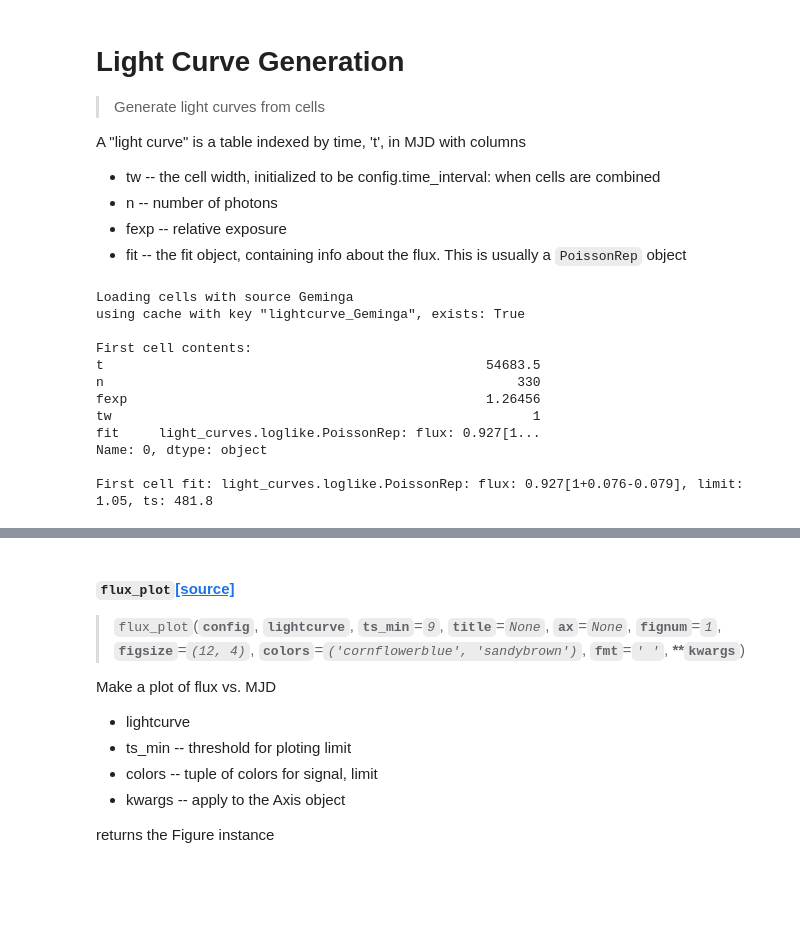
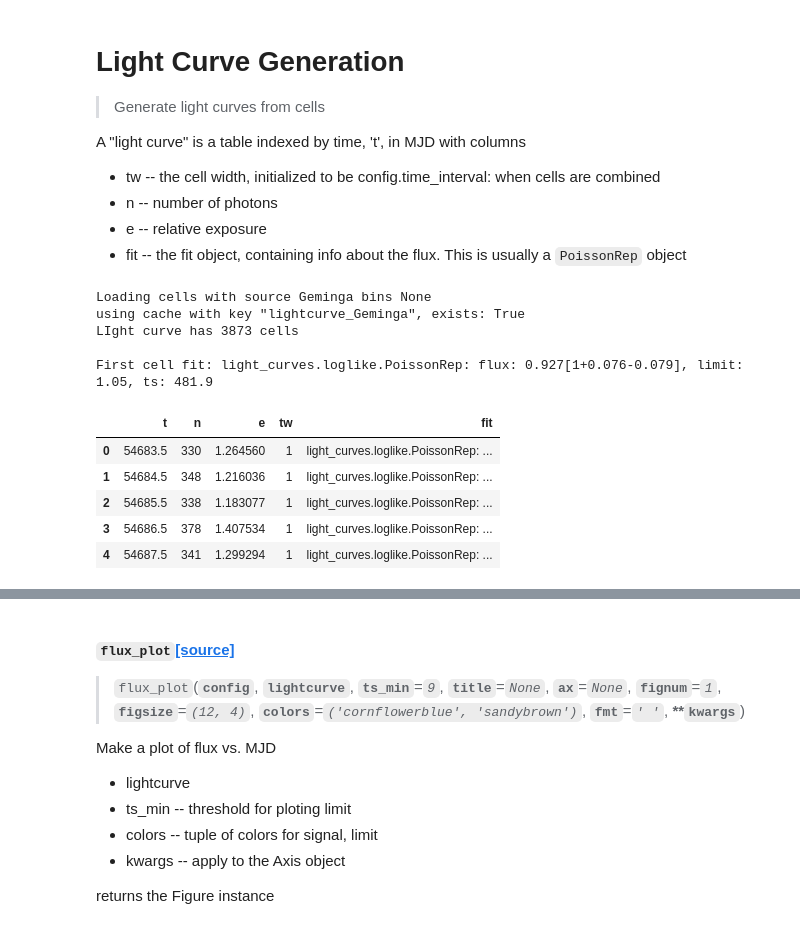
Before and after one commit to tburnett/light_curves, a Jupyter notebook: nbs/11_lightcurve.ipynb, the cells around one changed output, grey strips where cells are left out. Saved outputs shown, nothing was run; the diff lists cells and outputs as text; code cells hidden in the pictures; blank space fills up the shorter version.

```diff
--- a/nbs/11_lightcurve.ipynb
+++ b/nbs/11_lightcurve.ipynb
@@ -13,7 +10,7 @@ A "light curve" is a table indexed by time, 't', in MJD with columns
 
 - tw -- the cell width, initialized to be config.time_interval: when cells are combined
 - n  -- number of photons
-- fexp -- relative exposure
+- e  -- relative exposure
 - fit -- the fit object, containing info about the flux. This is usually a `PoissonRep` object
 # %%
 #export
@@ -28,11 +25,11 @@ class _LightCurve(object):
     """ Apply likelihood fits to a set of cells
 
     parameters:
-       - cells : a table with index t, columns  tw, n, fexp, w, S, B
+       - cells : a table with index t, columns  tw, n, e, w, S, B
        - min_exp : minimum fractional exposure allowed
        - rep_name : represention to use
 
-    Generates a DataTable with columns n, fexp, fit
+    Generates a DataTable with columns n, ep, fit
 
     """
 
@@ -53,15 +50,15 @@ class _LightCurve(object):
 
         self.source_name = source.name
 
-
         # select the set of cells
-        cells = all_cells.query(f'fexp>{min_exp}').copy()
+        cells = all_cells.query(f'e>{min_exp}').copy()
 
         # generate a list of LogLike objects for each
         cells.loc[:,'loglike'] = cells.apply(LogLike, axis=1)
         if config.verbose>0:
             print(f'Loaded {len(cells)} / {len(all_cells)} cells with exposure >'\
                   f' {min_exp} for light curve analysis')
+            print(f'first cell: {cells.iloc[0]}')
 
         # analyze using selected rep
         rep_name = rep_name or config.likelihood_rep
@@ -74,8 +71,7 @@ class _LightCurve(object):
             print(f'Fitting likelihoods with {rep_name} representation')
 
         # making output with reduced columns
-        self.ll_fits = cells['t n fexp'.split()].copy()
-        self.ll_fits.loc[:,'tw'] = config.time_interval
+        self.ll_fits = cells['t tw n e'.split()].copy()
         self.ll_fits.loc[:,'fit'] = cells.loglike.apply(repcl)
 
     def __repr__(self):
@@ -98,8 +94,8 @@ def get_lightcurve(config, files, source, bin_edges=None):
 
     """
     def doit():
-        all_cells = get_cells(config, files, source, bin_edges)
-        lc = _LightCurve(config, all_cells, source).dataframe
+        cells = get_cells(config, files, source, bin_edges)
+        lc = _LightCurve(config, cells, source).dataframe
         return lc
 
     if bin_edges is None:
@@ -108,38 +104,36 @@ def get_lightcurve(config, files, source, bin_edges=None):
         if config.verbose>1:
             print(f'using cache with key "{key}", exists: {key in files.cache}')
         return files.cache(key, doit)
-
-    return doit()
+    else:
+        return doit()
 # %%
 #collapse_hide
 from light_curves.config import Config, Files, PointSource
 from light_curves.cells import get_cells
 
-config = Config()
-files = Files()
-source = PointSource('Geminga')
-if files.valid:
-    print(f'Loading cells with source {source.name} ')
-    lc = get_lightcurve(config, files, source)
+def test_lc(bins=None):
+    config = Config()
+    files = Files()
+    source = PointSource('Geminga')
+    if not files.valid:
+        return
+    print(f'Loading cells with source {source.name} bins {bins} ')
+    lc = get_lightcurve(config, files, source, bins)
     assert lc is not None
-
-else:
-    print('Not testing since no files.')
-    lc = None
-if lc is not None:
+    print(f'LIght curve has {len(lc)} cells')
     c = lc.iloc[0]
-    print(f'\nFirst cell contents:\n{c}')
     print(f'\nFirst cell fit: {c["fit"]}')
+    return lc
+test_lc().head()
 # %% [output]
-Loading cells with source Geminga
+Loading cells with source Geminga bins None
 using cache with key "lightcurve_Geminga", exists: True
+LIght curve has 3873 cells
 
-First cell contents:
-t                                                 54683.5
-n                                                     330
-fexp                                              1.26456
-tw                                                      1
-fit     light_curves.loglike.PoissonRep: flux: 0.927[1...
-Name: 0, dtype: object
-
-First cell fit: light_curves.loglike.PoissonRep: flux: 0.927[1+0.076-0.079], limit: 1.05, ts: 481.8
+First cell fit: light_curves.loglike.PoissonRep: flux: 0.927[1+0.076-0.079], limit: 1.05, ts: 481.9
+|  | t | n | e | tw | fit |
+| 0 | 54683.5 | 330 | 1.264560 | 1 | light_curves.loglike.PoissonRep: ... |
+| 1 | 54684.5 | 348 | 1.216036 | 1 | light_curves.loglike.PoissonRep: ... |
+| 2 | 54685.5 | 338 | 1.183077 | 1 | light_curves.loglike.PoissonRep: ... |
+| 3 | 54686.5 | 378 | 1.407534 | 1 | light_curves.loglike.PoissonRep: ... |
+| 4 | 54687.5 | 341 | 1.299294 | 1 | light_curves.loglike.PoissonRep: ... |
```
Also changed, not shown: parts of 8 cells of this notebook, 24 other files.
